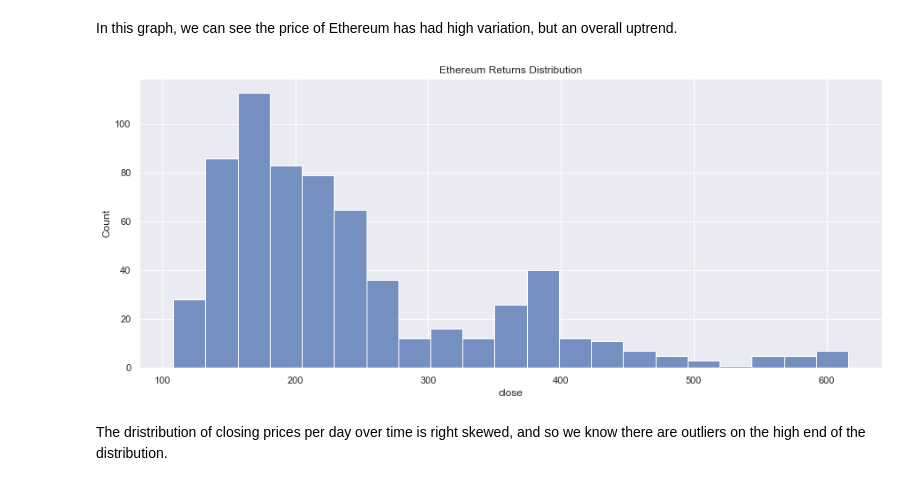
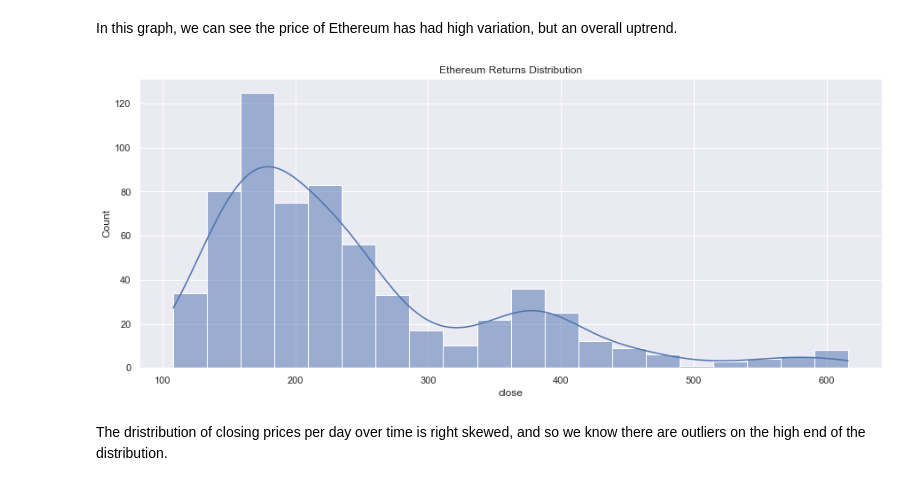
Before and after one commit to leonardosavasta/ethereum_analysis, a Jupyter notebook: DataExploration.ipynb, the cells around one changed output. Cells and saved outputs as stored; diff of their text form; code cells hidden in the pictures.

```diff
--- a/DataExploration.ipynb
+++ b/DataExploration.ipynb
@@ -43,10 +43,10 @@ In this graph, we can see the price of Ethereum has had high variation, but an o
 # %%
 fig, ax = plt.subplots(figsize=(15,6))
 ax.set_title("Ethereum Returns Distribution")
-sns.histplot(ax=ax, x='close', data=ethusd_data)
+sns.histplot(ax=ax, x='close', data=ethusd_data, kde=True)
 plt.show()
 # %% [output]
-[figure, old version]
+[figure, new version]
 # %% [markdown]
 The dristribution of closing prices per day over time is right skewed, and so we know there are outliers on the high end of the distribution.
 # %%
```
Also changed, not shown: parts of 5 cells of this notebook.
